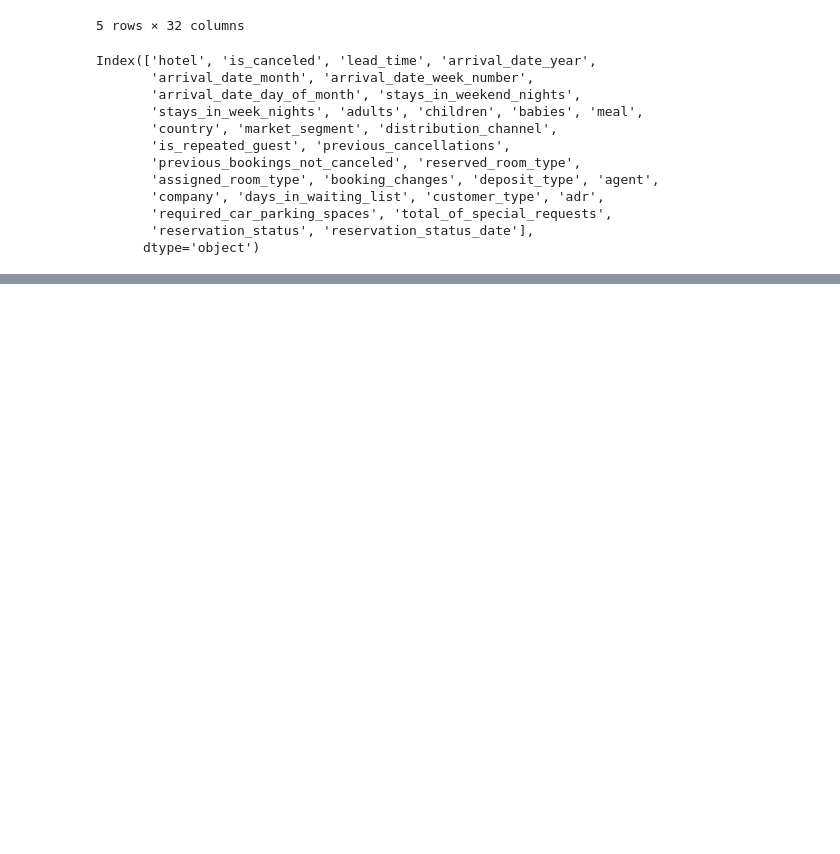
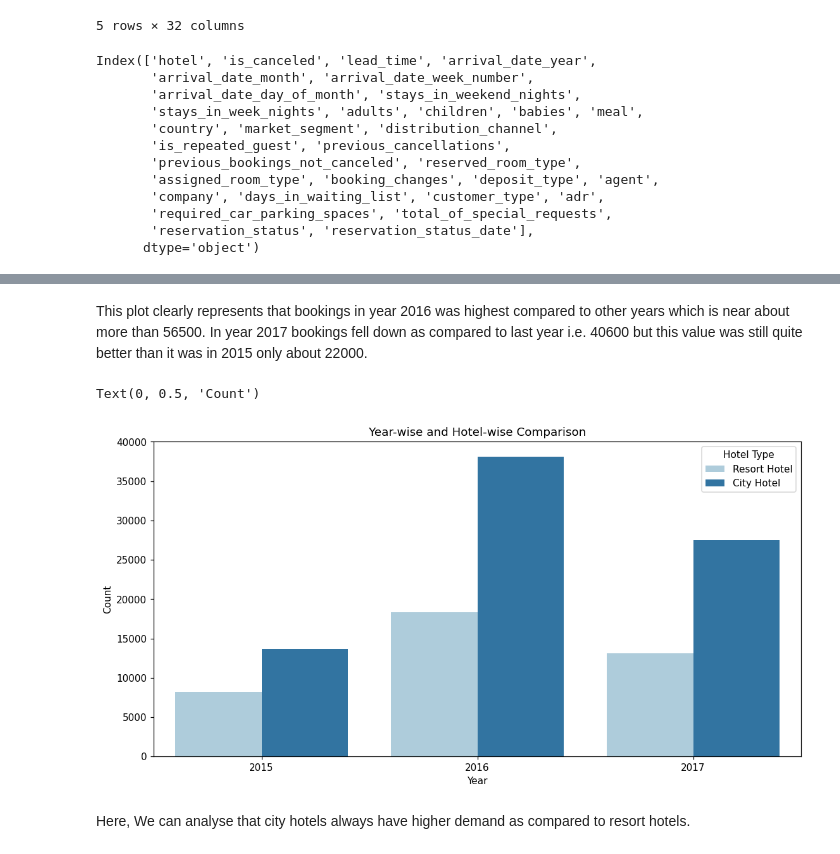
Before and after one commit to Pankajrathod10897/Capstone-Project-1-Hotel-Bokking-Analysis-, a Jupyter notebook: Hotel_Booking_Analysis_(Pankaj_Rathod)_Capstone_Project.ipynb, the cells around one changed output, grey strips where cells are left out. Cells and saved outputs as stored; diff of their text form; code cells hidden in the pictures; blank space fills up the shorter version.

```diff
--- a/Hotel_Booking_Analysis_(Pankaj_Rathod)_Capstone_Project.ipynb
+++ b/Hotel_Booking_Analysis_(Pankaj_Rathod)_Capstone_Project.ipynb
@@ -77,0 +230,16 @@ Index(['hotel', 'is_canceled', 'lead_time', 'arrival_date_year',
+# %% [markdown]
+This plot clearly represents that bookings in year 2016 was highest
+compared to other years which is near about more than 56500. In year 2017 bookings fell down as compared to last year i.e. 40600 but this value was still quite better than it was in 2015 only about 22000.
+# %%
+# Plot the graph by grouping by on hotel type for comparing year with total bookings done
+plt.figure(figsize = (12,6), dpi=110)
+sns.countplot(x='arrival_date_year', hue='hotel', data=df, palette='Paired')
+plt.title('Year-wise and Hotel-wise Comparison')
+plt.legend(title='Hotel Type')
+plt.xlabel('Year')
+plt.ylabel('Count')
+# %% [output]
+Text(0, 0.5, 'Count')
+[figure, added]
+# %% [markdown]
+Here, We can analyse that city hotels always have higher demand as compared to resort hotels.
```
Also changed, not shown: parts of 19 cells of this notebook.
